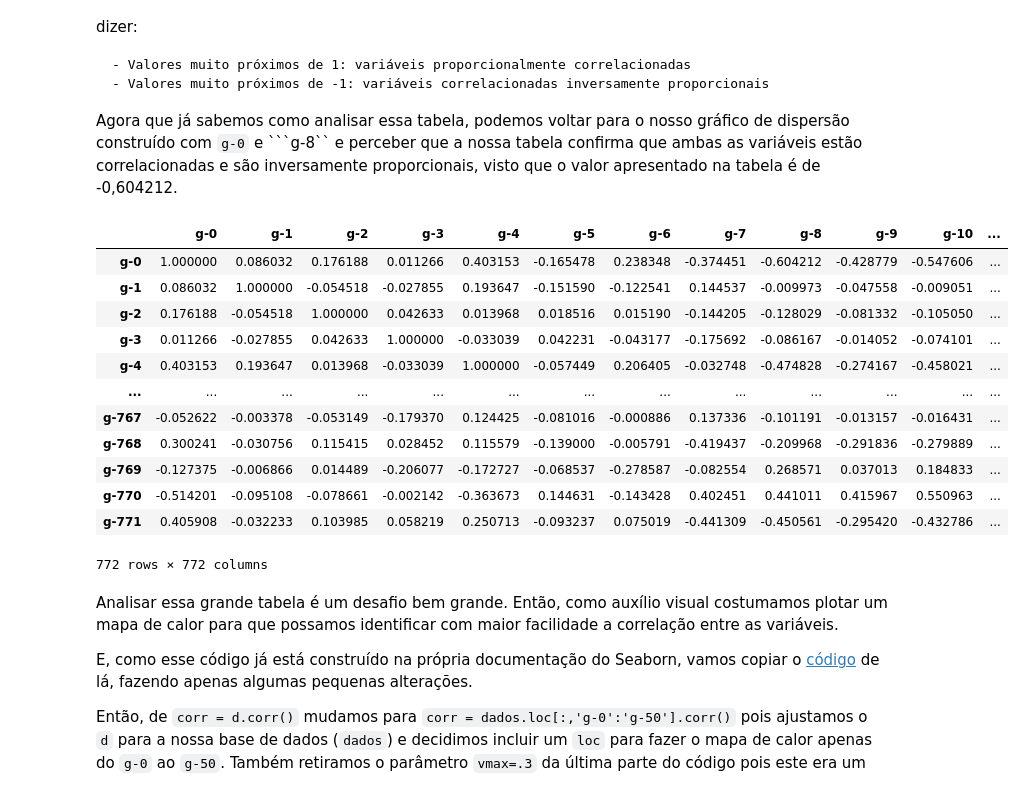
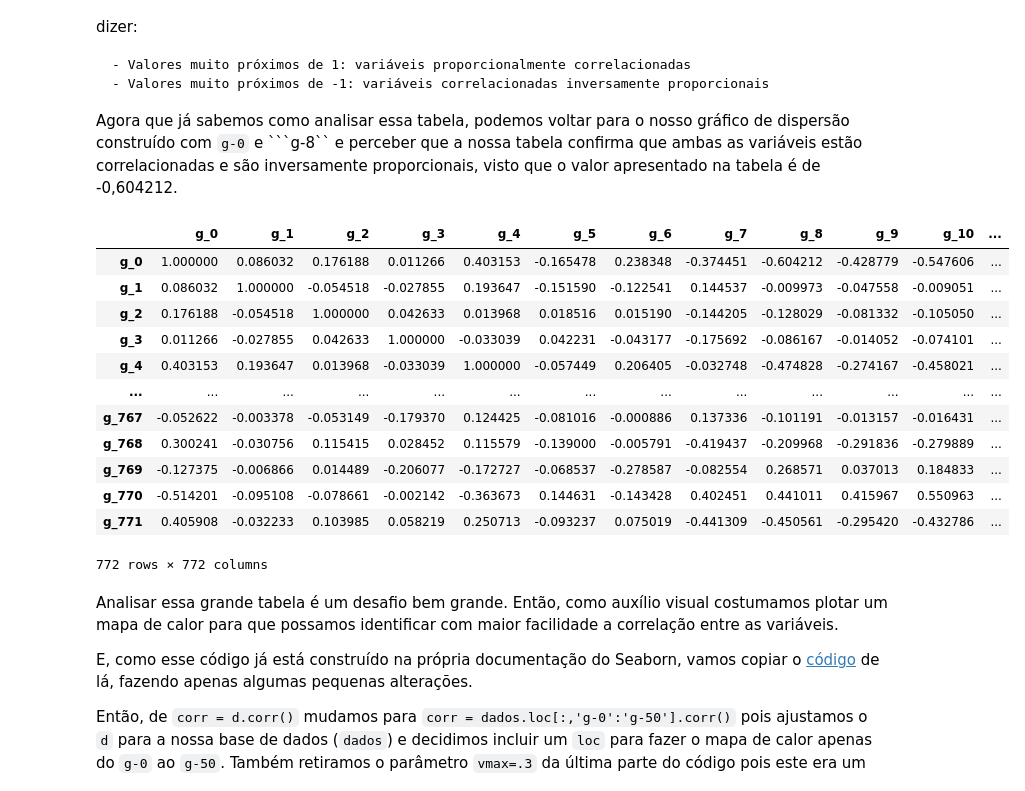
Before and after one commit to brunocorbetta/imersaodados, a Jupyter notebook: Imersao_Dados.ipynb, the cells around one changed output. Drawn from its saved outputs; the diff is of its cells as text; code cells hidden in the pictures.

````diff
--- a/Imersao_Dados.ipynb
+++ b/Imersao_Dados.ipynb
@@ -518,20 +518,20 @@ E, o que diferencia se essa correlação será proporcional ou inversamente prop
 
 Agora que já sabemos como analisar essa tabela, podemos voltar para o nosso gráfico de dispersão construído com ```g-0``` e ```g-8`` e perceber que a nossa tabela confirma que ambas as variáveis estão correlacionadas e são inversamente proporcionais, visto que o valor apresentado na tabela é de -0,604212.
 # %%
-dados.loc[:,'g-0':'g-771'].corr()
+dados.loc[:,'g_0':'g_771'].corr()
 # %% [output]
-|  | g-0 | g-1 | g-2 | g-3 | g-4 | g-5 | g-6 | g-7 | g-8 | g-9 | g-10 | ... |
-| g-0 | 1.000000 | 0.086032 | 0.176188 | 0.011266 | 0.403153 | -0.165478 | 0.238348 | -0.374451 | -0.604212 | -0.428779 | -0.547606 | ... |
-| g-1 | 0.086032 | 1.000000 | -0.054518 | -0.027855 | 0.193647 | -0.151590 | -0.122541 | 0.144537 | -0.009973 | -0.047558 | -0.009051 | ... |
-| g-2 | 0.176188 | -0.054518 | 1.000000 | 0.042633 | 0.013968 | 0.018516 | 0.015190 | -0.144205 | -0.128029 | -0.081332 | -0.105050 | ... |
-| g-3 | 0.011266 | -0.027855 | 0.042633 | 1.000000 | -0.033039 | 0.042231 | -0.043177 | -0.175692 | -0.086167 | -0.014052 | -0.074101 | ... |
-| g-4 | 0.403153 | 0.193647 | 0.013968 | -0.033039 | 1.000000 | -0.057449 | 0.206405 | -0.032748 | -0.474828 | -0.274167 | -0.458021 | ... |
+|  | g_0 | g_1 | g_2 | g_3 | g_4 | g_5 | g_6 | g_7 | g_8 | g_9 | g_10 | ... |
+| g_0 | 1.000000 | 0.086032 | 0.176188 | 0.011266 | 0.403153 | -0.165478 | 0.238348 | -0.374451 | -0.604212 | -0.428779 | -0.547606 | ... |
+| g_1 | 0.086032 | 1.000000 | -0.054518 | -0.027855 | 0.193647 | -0.151590 | -0.122541 | 0.144537 | -0.009973 | -0.047558 | -0.009051 | ... |
+| g_2 | 0.176188 | -0.054518 | 1.000000 | 0.042633 | 0.013968 | 0.018516 | 0.015190 | -0.144205 | -0.128029 | -0.081332 | -0.105050 | ... |
+| g_3 | 0.011266 | -0.027855 | 0.042633 | 1.000000 | -0.033039 | 0.042231 | -0.043177 | -0.175692 | -0.086167 | -0.014052 | -0.074101 | ... |
+| g_4 | 0.403153 | 0.193647 | 0.013968 | -0.033039 | 1.000000 | -0.057449 | 0.206405 | -0.032748 | -0.474828 | -0.274167 | -0.458021 | ... |
 | ... | ... | ... | ... | ... | ... | ... | ... | ... | ... | ... | ... | ... |
-| g-767 | -0.052622 | -0.003378 | -0.053149 | -0.179370 | 0.124425 | -0.081016 | -0.000886 | 0.137336 | -0.101191 | -0.013157 | -0.016431 | ... |
-| g-768 | 0.300241 | -0.030756 | 0.115415 | 0.028452 | 0.115579 | -0.139000 | -0.005791 | -0.419437 | -0.209968 | -0.291836 | -0.279889 | ... |
-| g-769 | -0.127375 | -0.006866 | 0.014489 | -0.206077 | -0.172727 | -0.068537 | -0.278587 | -0.082554 | 0.268571 | 0.037013 | 0.184833 | ... |
-| g-770 | -0.514201 | -0.095108 | -0.078661 | -0.002142 | -0.363673 | 0.144631 | -0.143428 | 0.402451 | 0.441011 | 0.415967 | 0.550963 | ... |
-| g-771 | 0.405908 | -0.032233 | 0.103985 | 0.058219 | 0.250713 | -0.093237 | 0.075019 | -0.441309 | -0.450561 | -0.295420 | -0.432786 | ... |
+| g_767 | -0.052622 | -0.003378 | -0.053149 | -0.179370 | 0.124425 | -0.081016 | -0.000886 | 0.137336 | -0.101191 | -0.013157 | -0.016431 | ... |
+| g_768 | 0.300241 | -0.030756 | 0.115415 | 0.028452 | 0.115579 | -0.139000 | -0.005791 | -0.419437 | -0.209968 | -0.291836 | -0.279889 | ... |
+| g_769 | -0.127375 | -0.006866 | 0.014489 | -0.206077 | -0.172727 | -0.068537 | -0.278587 | -0.082554 | 0.268571 | 0.037013 | 0.184833 | ... |
+| g_770 | -0.514201 | -0.095108 | -0.078661 | -0.002142 | -0.363673 | 0.144631 | -0.143428 | 0.402451 | 0.441011 | 0.415967 | 0.550963 | ... |
+| g_771 | 0.405908 | -0.032233 | 0.103985 | 0.058219 | 0.250713 | -0.093237 | 0.075019 | -0.441309 | -0.450561 | -0.295420 | -0.432786 | ... |
 772 rows × 772 columns
 # %% [markdown]
 Analisar essa grande tabela é um desafio bem grande. Então, como auxílio visual costumamos plotar um mapa de calor para que possamos identificar com maior facilidade a correlação entre as variáveis.
````
Also changed, not shown: parts of 25 cells of this notebook.
